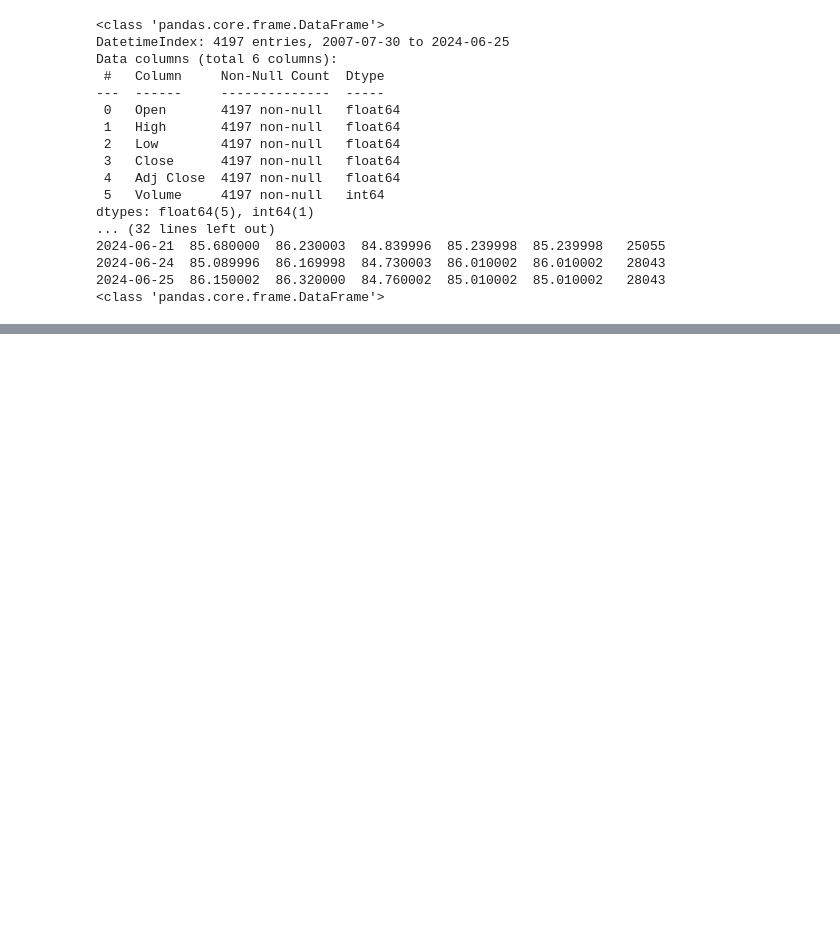
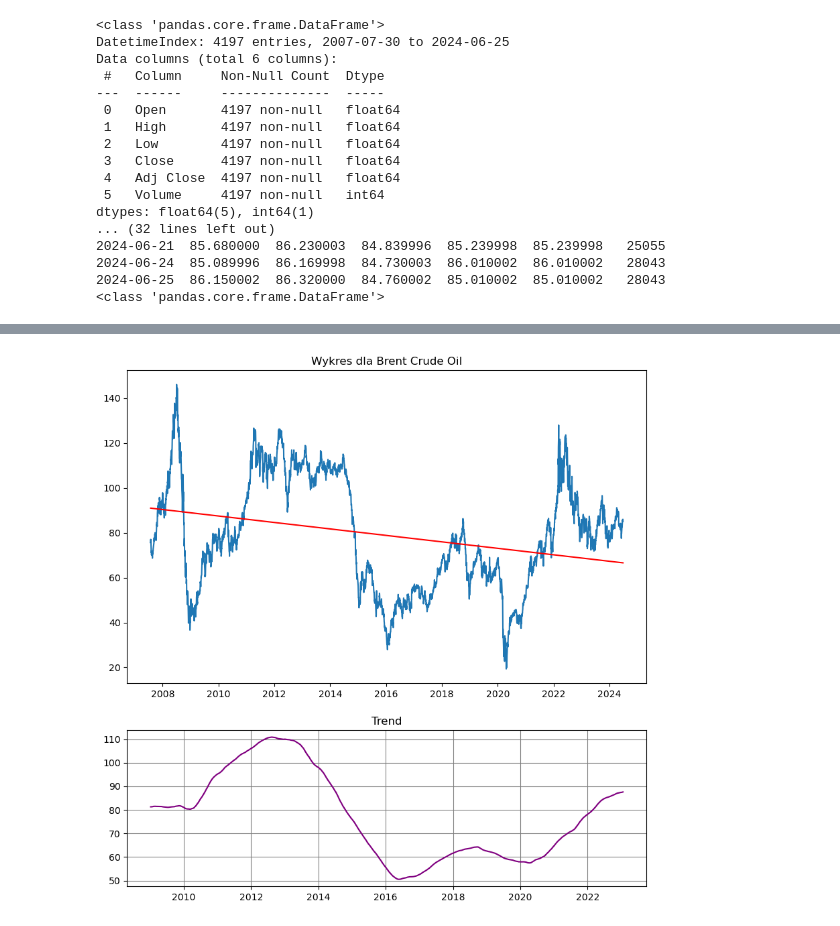
Before and after one commit to stormborn333/exchange-rate-forecasting, a Jupyter notebook: projekt_tworzenie.ipynb, the cells around one changed output, grey strips where cells are left out. Cells and saved outputs as stored; diff of their text form; code cells hidden in the pictures; blank space fills up the shorter version.

```diff
--- a/projekt_tworzenie.ipynb
+++ b/projekt_tworzenie.ipynb
@@ -108,0 +153,33 @@ dtypes: float64(5), int64(1)
+# %%
+# przygotowanie danych do dekompozycji + regresja
+result = seasonal_decompose(data.Close[:], model='None', period=720)
+result_trend = result.trend.dropna()
+data_decomp = result_trend.reset_index()
+data_decomp['Date_num'] = mdates.date2num(data_decomp.Date)
+model = LinearRegression()
+X = data_decomp[['Date_num']]
+y = data_decomp['trend']
+model.fit(X, y)
+y_pred = model.predict(X)
+# %%
+# przygotowanie danych do dekompozycji + regresja
+result_observed = result.observed.dropna()
+data_obs = result_observed.reset_index()
+data_obs['Date_num'] = mdates.date2num(data_obs.Date)
+model = LinearRegression()
+X1 = data_obs[['Date_num']]
+y1 = data_obs['Close']
+model.fit(X1, y1)
+y_pred_1 = model.predict(X1)
+# %%
+#wykres dekompozycji + regresja
+fig, (ax0, ax1) = plt.subplots(2, 1, figsize=(10, 10), gridspec_kw={'height_ratios': [2, 1 ]})
+ax0.set_title(f'Wykres dla {tickers[ticker]}')
+ax0.plot(result.observed)
+ax0.plot(data_obs['Date'], y_pred_1, color='red')
+ax1.set_title('Trend')
+ax1.plot(result.trend, color='purple')
+plt.grid(color='gray')
+plt.show()
+# %% [output]
+[figure, added]
```
Also changed, not shown: parts of 5 cells of this notebook.
